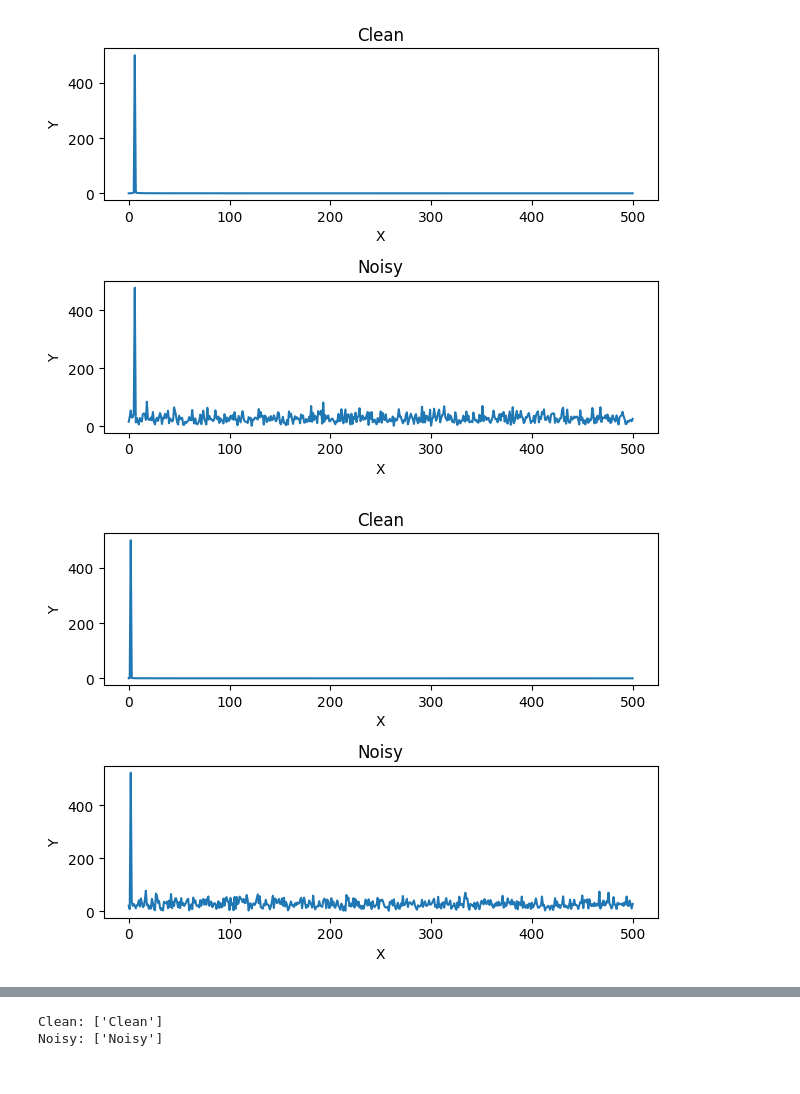
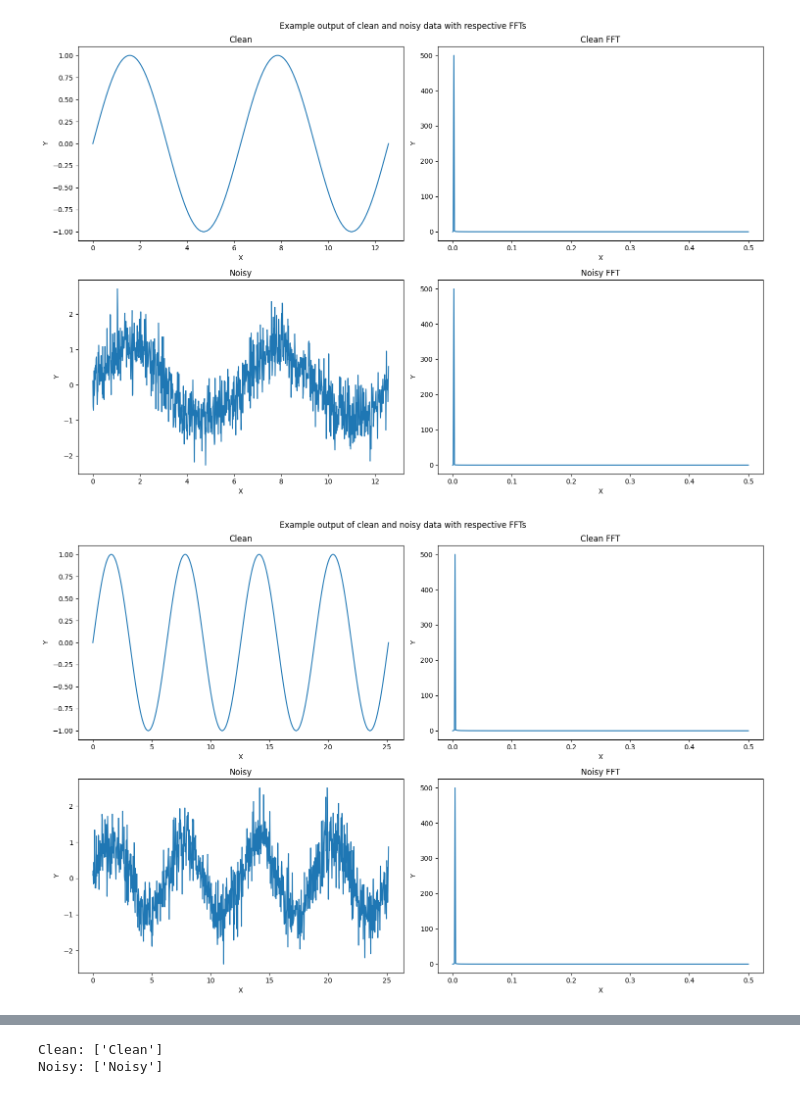
Before and after one commit to CTDck/ML, a Jupyter notebook: main.ipynb, the cells around one changed output, grey strips where cells are left out. Cells and saved outputs as stored; diff of their text form; code cells hidden in the pictures.

```diff
--- a/main.ipynb
+++ b/main.ipynb
@@ -18,10 +21,11 @@ if "Data" not in os.listdir(cwd):
     # Create data folder if not found
     os.makedirs(data_loc)
 # %%
-#Create a clean data set of a specified size
+# Create a clean data set of a specified size
 def create_data(size):
 
-    x_vals = [np.linspace(0, np.random.randint(1,20)*np.pi, 1000) for i in range(size)]
+    x_vals = [np.linspace(0, np.random.randint(1, 20)*np.pi, ARRAY_SIZE)
+              for i in range(size)]
     y_vals = [np.sin(x) for x in x_vals]
     classification = ["Clean" for x in x_vals]
 
@@ -33,18 +37,22 @@ def create_data(size):
 
     return entry
 
-#Create a noisy array from an array of input x-values
+# Create a noisy array from an array of input x-values
 def apply_noise(xarr):
-    return [np.sin(x) + np.random.normal(0, 1, 1000) for x in xarr]
+    return [np.sin(x) + np.random.normal(0, .5, ARRAY_SIZE) for x in xarr]
+
+# Apply the fourier transform to array
+def apply_ft(yarr):
+    return np.abs(np.fft.rfft(yarr))
 # %%
-#Create 50 clean data sets with random periods
-data_set = create_data(100)
+# Create 50 clean data sets with random period
+data_set = create_data(DATA_SIZE)
 
 x_vals = data_set["X"]
 y_vals = data_set["Y"]
 classification = data_set["Classification"]
 
-#Create a noisy data set and classifier list
+# Create a noisy data set and classifier list
 y_vals_noise = apply_noise(x_vals)
 classification_noise = ["Noisy" for i in range(len(x_vals))]
 
@@ -56,29 +64,42 @@ data_set["Classification"] = classification + classification_noise
 data = pd.DataFrame(data_set)
 data.to_csv(f"{data_loc}/data.csv")
 # %%
-#Load each each column respectively
+# Load each each column respectively
 y_data = np.asarray(data["Y"])
 x_data = np.asarray(data["X"])
 
-#Create a random test index list
-index = [np.random.randint(1,50) for x in range(3)]
+# Create a random test index list
+index = [np.random.randint(1, DATA_SIZE) for x in range(3)]
 
-#Loop over the index list and plot the respective noisy and clean functions
+# Loop over the index list and plot the respective noisy and clean functions
 for i in index:
-    plt.figure()
-    plt.subplot(211)
+    plt.figure(figsize=[15,10])
+    plt.suptitle("Example output of clean and noisy data with respective FFTs")
+    plt.subplot(221)
     plt.title("Clean")
-    plt.plot(np.abs(np.fft.rfft(y_data[i])))
+    plt.plot(x_data[i], y_data[i])
     plt.xlabel("X")
     plt.ylabel("Y")
 
-    plt.subplot(212)
+    plt.subplot(222)
+    plt.title("Clean FFT")
+    plt.plot(np.fft.rfftfreq(len(y_data[i])), apply_ft(y_data[i]))
+    plt.xlabel("X")
+    plt.ylabel("Y")
+
+    plt.subplot(223)
     plt.title("Noisy")
-    plt.plot(np.abs(np.fft.rfft(y_data[i+100])))
+    plt.plot(x_data[i+DATA_SIZE], y_data[i+DATA_SIZE])
+    plt.xlabel("X")
+    plt.ylabel("Y")
+
+    plt.subplot(224)
+    plt.title("Noisy FFT")
+    plt.plot(np.fft.rfftfreq(len(y_data[i+DATA_SIZE])), apply_ft(y_data[i]))
     plt.xlabel("X")
     plt.ylabel("Y")
     plt.tight_layout()
     plt.show()
 # %% [output]
-[figure, old version]
+[figure, new version]
-[figure, old version]
+[figure, new version]
```
Also changed, not shown: parts of 7 cells of this notebook.
